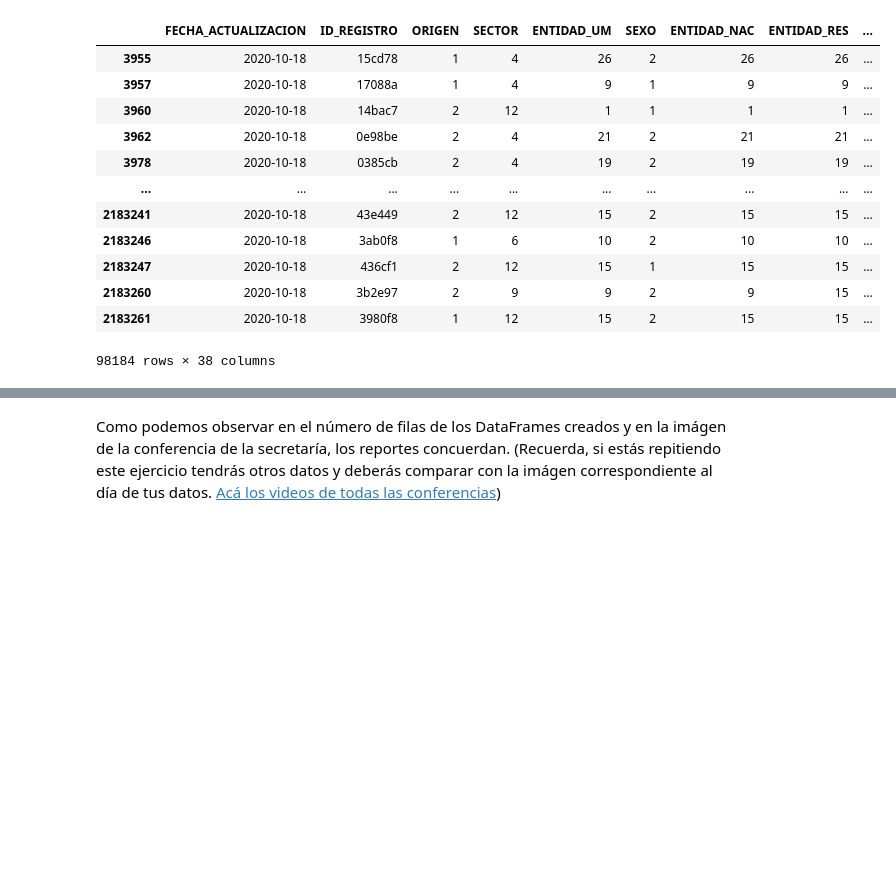
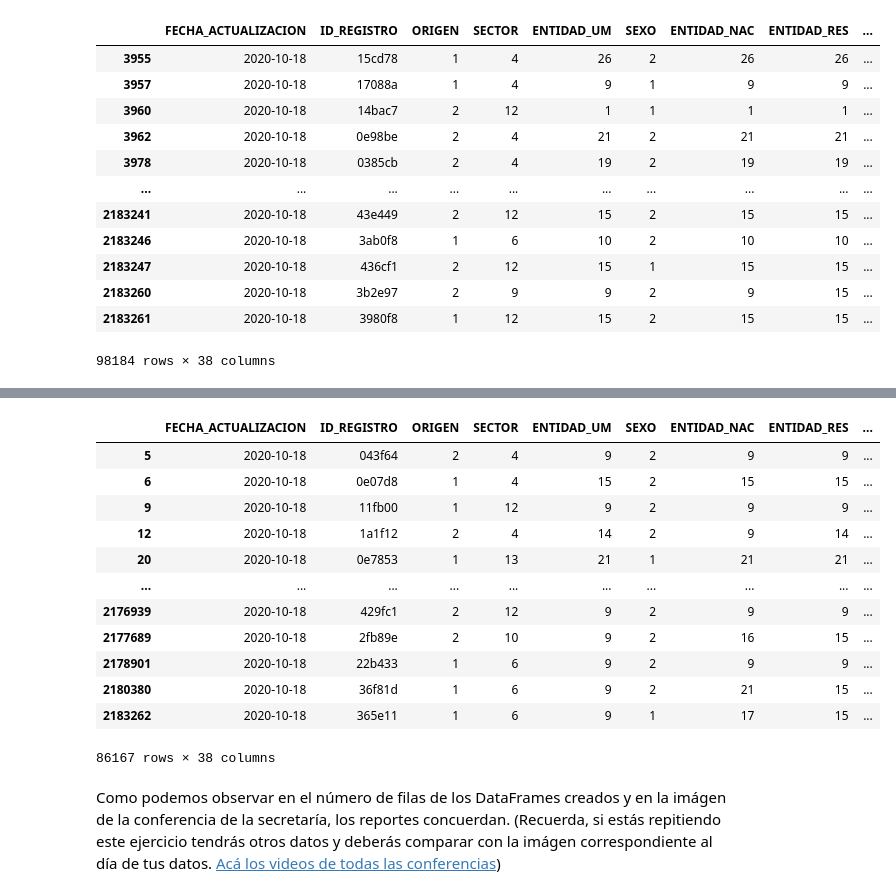
Before and after one commit to irvingfisica/taller01, a Jupyter notebook: taller_python.ipynb, the cells around one changed output, grey strips where cells are left out. Drawn from its saved outputs; the diff is of its cells as text; code cells hidden in the pictures; blank space fills up the shorter version.

Commit message:
Datos de defunciones procesados

```diff
--- a/taller_python.ipynb
+++ b/taller_python.ipynb
@@ -441,2 +468,19 @@ sospechosos_sin_posibilidad
+# %%
+defunciones = confirmados[confirmados["FECHA_DEF"]!="9999-99-99"]
+defunciones
+# %% [output]
+|  | FECHA_ACTUALIZACION | ID_REGISTRO | ORIGEN | SECTOR | ENTIDAD_UM | SEXO | ENTIDAD_NAC | ENTIDAD_RES | ... |
+| 5 | 2020-10-18 | 043f64 | 2 | 4 | 9 | 2 | 9 | 9 | ... |
+| 6 | 2020-10-18 | 0e07d8 | 1 | 4 | 15 | 2 | 15 | 15 | ... |
+| 9 | 2020-10-18 | 11fb00 | 1 | 12 | 9 | 2 | 9 | 9 | ... |
+| 12 | 2020-10-18 | 1a1f12 | 2 | 4 | 14 | 2 | 9 | 14 | ... |
+| 20 | 2020-10-18 | 0e7853 | 1 | 13 | 21 | 1 | 21 | 21 | ... |
+| ... | ... | ... | ... | ... | ... | ... | ... | ... | ... |
+| 2176939 | 2020-10-18 | 429fc1 | 2 | 12 | 9 | 2 | 9 | 9 | ... |
+| 2177689 | 2020-10-18 | 2fb89e | 2 | 10 | 9 | 2 | 16 | 15 | ... |
+| 2178901 | 2020-10-18 | 22b433 | 1 | 6 | 9 | 2 | 9 | 9 | ... |
+| 2180380 | 2020-10-18 | 36f81d | 1 | 6 | 9 | 2 | 21 | 15 | ... |
+| 2183262 | 2020-10-18 | 365e11 | 1 | 6 | 9 | 1 | 17 | 15 | ... |
+86167 rows × 38 columns
 # %% [markdown]
-Como podemos observar en el número de filas de los DataFrames creados y en la imágen de la conferencia de la secretaría, los reportes concuerdan. (Recuerda, si estás repitiendo este ejercicio tendrás otros datos y deberás comparar con la imágen correspondiente al día de tus datos. [Acá los videos de todas las conferencias]((https://www.youtube.com/channel/UCu2Uc7YeJmE9mvGG9OK-zbQ)))
+Como podemos observar en el número de filas de los DataFrames creados y en la imágen de la conferencia de la secretaría, los reportes concuerdan. (Recuerda, si estás repitiendo este ejercicio tendrás otros datos y deberás comparar con la imágen correspondiente al día de tus datos. [Acá los videos de todas las conferencias](https://www.youtube.com/channel/UCu2Uc7YeJmE9mvGG9OK-zbQ))
```
Also changed, not shown: parts of 3 cells of this notebook.
